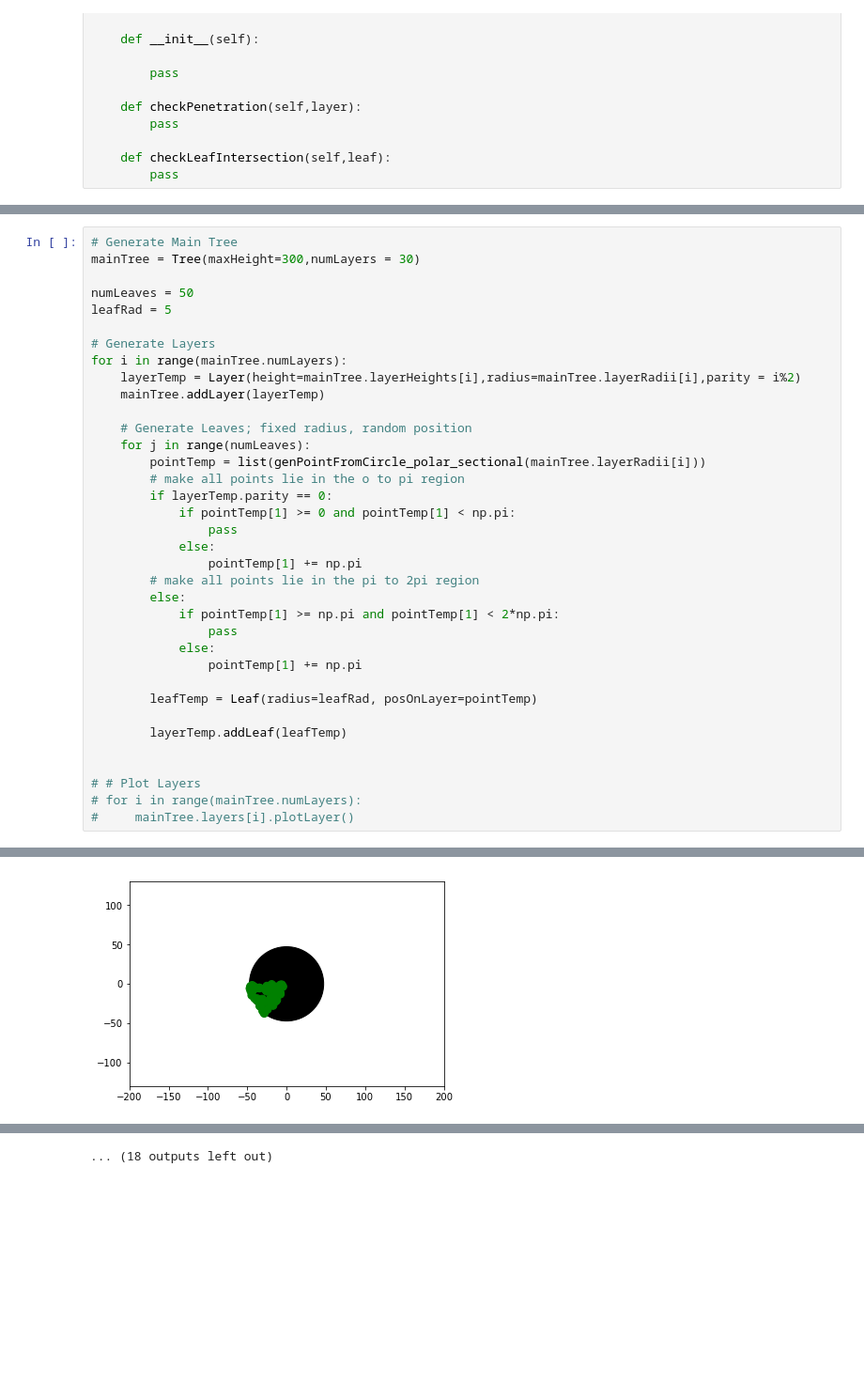
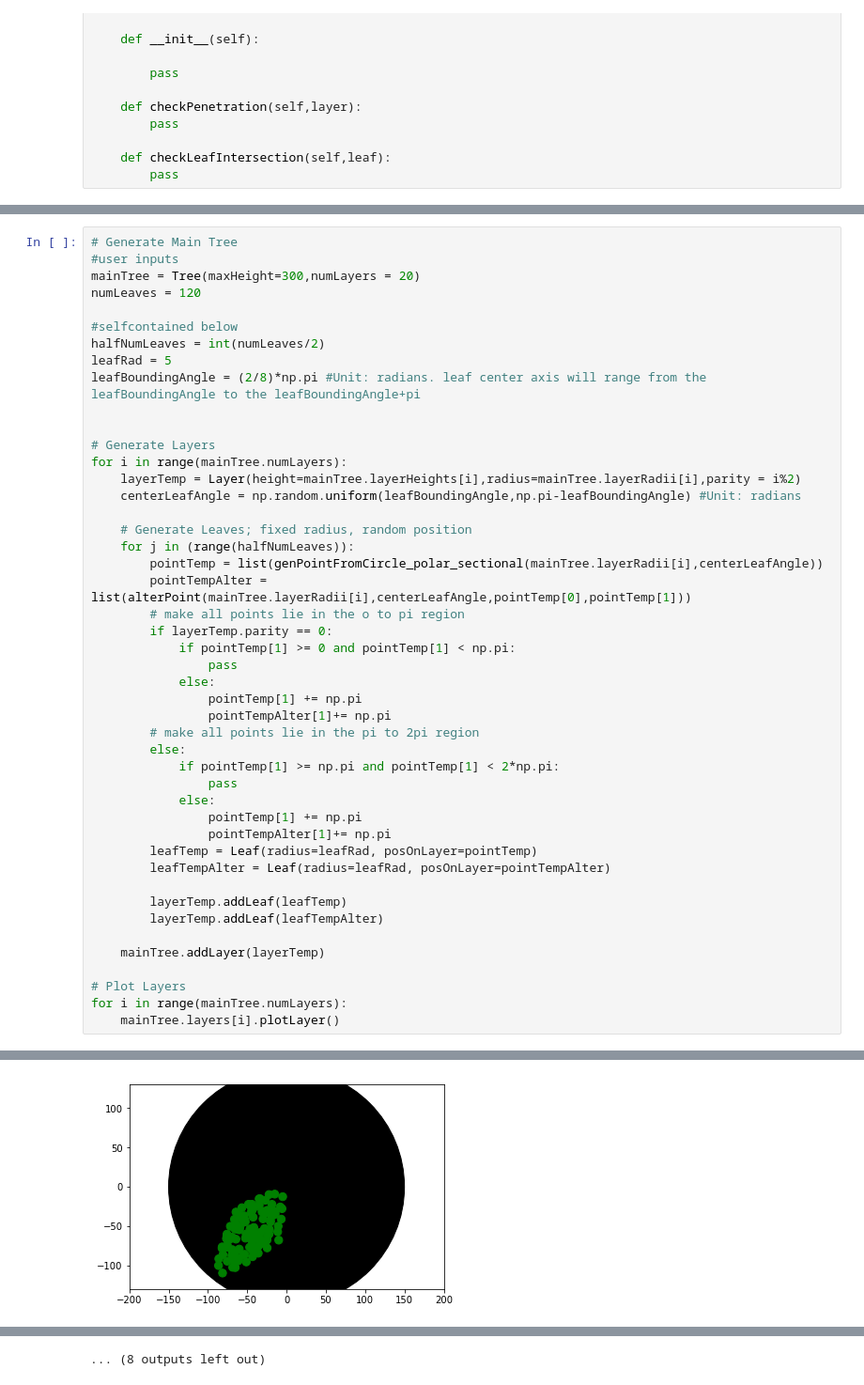
Before and after one commit to gadsby/Light-Absorbtion-Simulation, a Jupyter notebook: sandbox.ipynb, the cells around one changed output, grey strips where cells are left out. Shown: that part at 94% size. Saved outputs shown, nothing was run; the diff lists cells and outputs as text; blank space fills up the shorter version.

Commit message:
made layers look like leafs using radial geometry but not super robust. TODO: need to make random trees and uniform grid for light-a

```diff
--- a/sandbox.ipynb
+++ b/sandbox.ipynb
@@ -154,38 +178,48 @@ def penetrationTree(tree, numTrials=10000):
     return stoppedAtLayer/numTrials
 # %%
 # Generate Main Tree
-mainTree = Tree(maxHeight=300,numLayers = 30)
+#user inputs
+mainTree = Tree(maxHeight=300,numLayers = 20)
+numLeaves = 120
 
-numLeaves = 50
+#selfcontained below
+halfNumLeaves = int(numLeaves/2)
 leafRad = 5
+leafBoundingAngle = (2/8)*np.pi #Unit: radians. leaf center axis will range from the leafBoundingAngle to the leafBoundingAngle+pi
+
 
 # Generate Layers
 for i in range(mainTree.numLayers):
     layerTemp = Layer(height=mainTree.layerHeights[i],radius=mainTree.layerRadii[i],parity = i%2)
-    mainTree.addLayer(layerTemp)
+    centerLeafAngle = np.random.uniform(leafBoundingAngle,np.pi-leafBoundingAngle) #Unit: radians
 
     # Generate Leaves; fixed radius, random position
-    for j in range(numLeaves):
-        pointTemp = list(genPointFromCircle_polar_sectional(mainTree.layerRadii[i]))
+    for j in (range(halfNumLeaves)):
+        pointTemp = list(genPointFromCircle_polar_sectional(mainTree.layerRadii[i],centerLeafAngle))
+        pointTempAlter = list(alterPoint(mainTree.layerRadii[i],centerLeafAngle,pointTemp[0],pointTemp[1]))
         # make all points lie in the o to pi region
         if layerTemp.parity == 0:
             if pointTemp[1] >= 0 and pointTemp[1] < np.pi:
                 pass
             else:
                 pointTemp[1] += np.pi
+                pointTempAlter[1]+= np.pi
         # make all points lie in the pi to 2pi region
         else:
             if pointTemp[1] >= np.pi and pointTemp[1] < 2*np.pi:
                 pass
             else:
                 pointTemp[1] += np.pi
-
+                pointTempAlter[1]+= np.pi
         leafTemp = Leaf(radius=leafRad, posOnLayer=pointTemp)
+        leafTempAlter = Leaf(radius=leafRad, posOnLayer=pointTempAlter)
 
         layerTemp.addLeaf(leafTemp)
+        layerTemp.addLeaf(leafTempAlter)
 
+    mainTree.addLayer(layerTemp)
 
-# # Plot Layers
-# for i in range(mainTree.numLayers):
-#     mainTree.layers[i].plotLayer()
+# Plot Layers
+for i in range(mainTree.numLayers):
+    mainTree.layers[i].plotLayer()
 # %% [output]
@@ -196 +230 @@ for i in range(mainTree.numLayers):
-[figure, old version]
+[figure, new version]
@@ -204,4 +238,4 @@ for i in range(mainTree.numLayers):
-... (18 outputs left out)
+... (8 outputs left out)
 # %%
 # check penetration
 penTree = penetrationTree(mainTree,1000)
```
Also changed, not shown: parts of 5 cells of this notebook.
